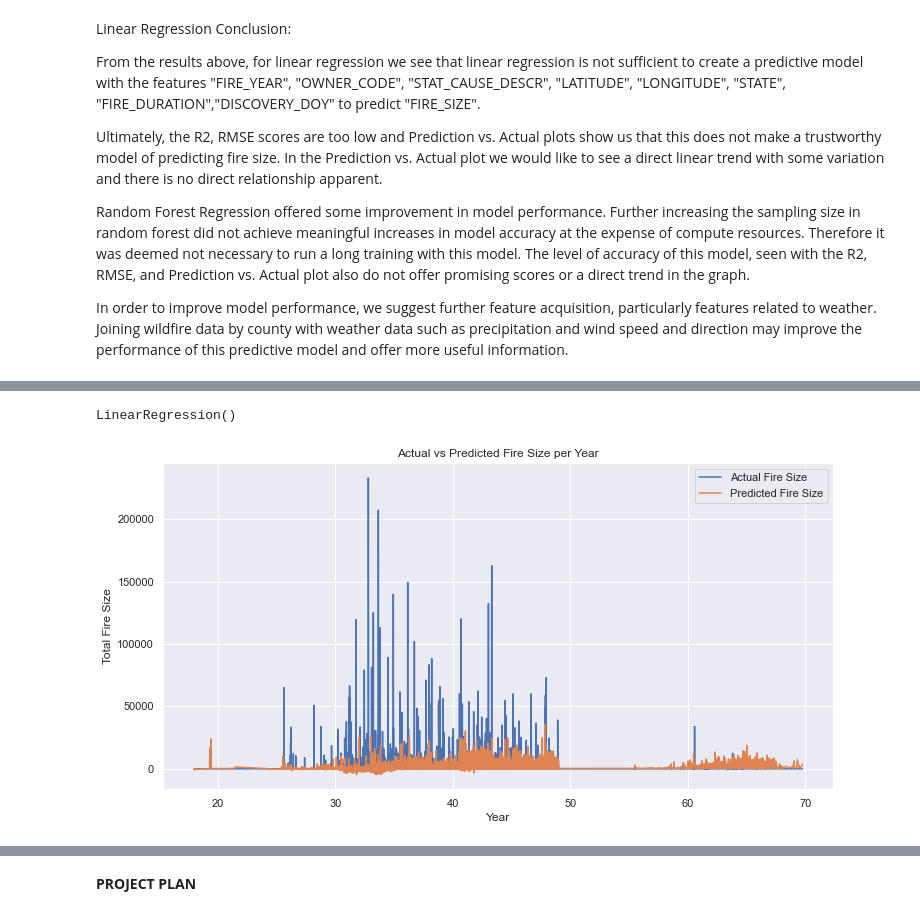
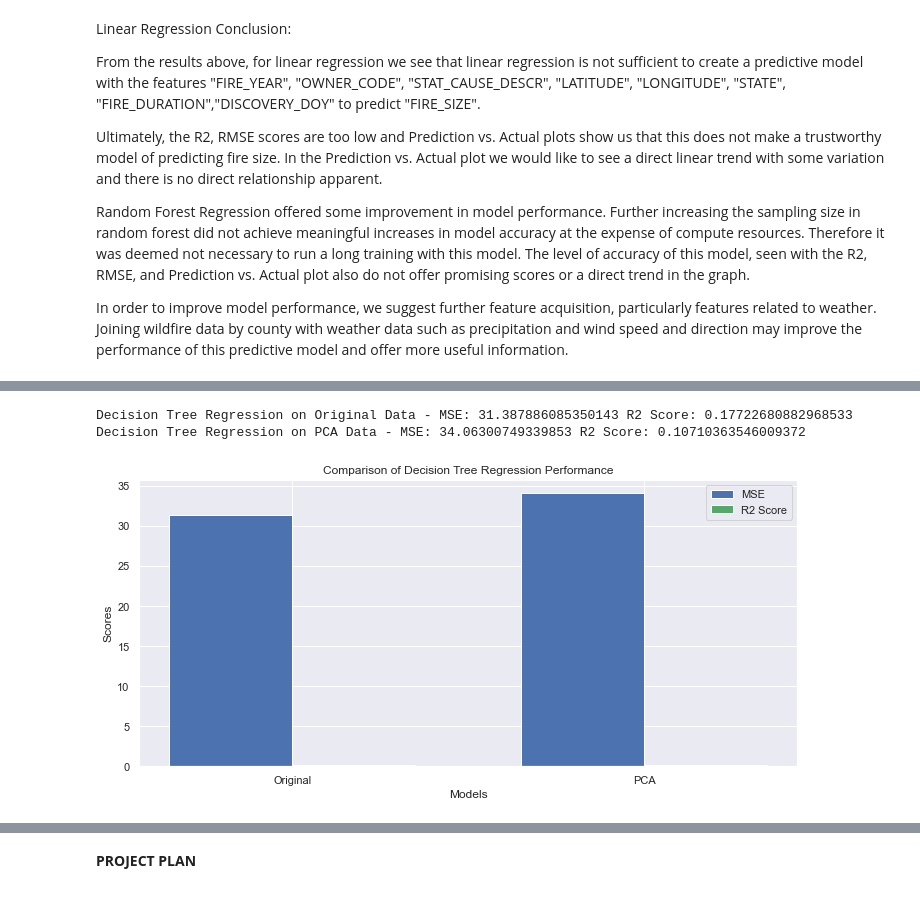
Before and after one commit to connormccoll/fire-scope, a Jupyter notebook: fireScope.ipynb, the cells around one changed output, grey strips where cells are left out. Drawn from its saved outputs; the diff is of its cells as text; code cells hidden in the pictures.

```diff
--- a/fireScope.ipynb
+++ b/fireScope.ipynb
@@ -574,6 +605,0 @@ X_train, X_test, y_train, y_test = train_test_split(X_combined, y, test_size=0.3
-# %%
-# Train a linear regression model to predict FIRE_SIZE
-regression_model = LinearRegression()
-regression_model.fit(X_train, y_train)
-# %% [output]
-LinearRegression()
@@ -590,14 +605,0 @@ test_df['Predicted_FIRE_SIZE'] = y_pred
-# %%
-# Compare actual and predicted fire sizes by year
-yearly_comparison = test_df.groupby('FIRE_YEAR').agg({'Actual_FIRE_SIZE': 'sum', 'Predicted_FIRE_SIZE': 'sum'}).reset_index()
-
-plt.figure(figsize=(12, 6))
-sns.lineplot(data=yearly_comparison, x='FIRE_YEAR', y='Actual_FIRE_SIZE', label='Actual Fire Size')
-sns.lineplot(data=yearly_comparison, x='FIRE_YEAR', y='Predicted_FIRE_SIZE', label='Predicted Fire Size')
-plt.title('Actual vs Predicted Fire Size per Year')
-plt.ylabel('Total Fire Size')
-plt.xlabel('Year')
-plt.legend()
-plt.show()
-# %% [output]
-[figure, removed]
@@ -608,0 +606,49 @@ plt.show()
+# %%
+# Choosing a specific number of components
+n_components = 5
+pca = PCA(n_components=n_components)
+X_train_pca = pca.fit_transform(X_train_scaled)
+X_test_pca = pca.transform(X_test_scaled)
+# %%
+# Define a function to train and evaluate the Decision Tree model
+def train_evaluate_decision_tree(X_train, y_train, X_test, y_test):
+    dt_reg = DecisionTreeRegressor(max_depth=6)
+    dt_reg.fit(X_train, y_train)
+    y_pred = dt_reg.predict(X_test)
+    mse = mean_squared_error(y_test, y_pred)
+    r2 = r2_score(y_test, y_pred)
+    return dt_reg, mse, r2
+
+# Train Decision Tree on original scaled data
+dt_reg_original, mse_dt_original, r2_dt_original = train_evaluate_decision_tree(X_train_scaled, y_train, X_test_scaled, y_test)
+
+# Train Decision Tree on PCA-transformed data
+dt_reg_pca, mse_dt_pca, r2_dt_pca = train_evaluate_decision_tree(X_train_pca, y_train, X_test_pca, y_test)
+
+# Print Metrics
+print("Decision Tree Regression on Original Data - MSE:", mse_dt_original, "R2 Score:", r2_dt_original)
+print("Decision Tree Regression on PCA Data - MSE:", mse_dt_pca, "R2 Score:", r2_dt_pca)
+# %% [output]
+Decision Tree Regression on Original Data - MSE: 31.387886085350143 R2 Score: 0.17722680882968533
+Decision Tree Regression on PCA Data - MSE: 34.06300749339853 R2 Score: 0.10710363546009372
+# %%
+# Plotting the comparison
+plt.figure(figsize=(10, 5))
+bar_width = 0.35
+index = np.arange(2)
+mse_scores = [mse_dt_original, mse_dt_pca]
+r2_scores = [r2_dt_original, r2_dt_pca]
+
+bar1 = plt.bar(index, mse_scores, bar_width, label='MSE', color='b')
+bar2 = plt.bar(index + bar_width, r2_scores, bar_width, label='R2 Score', color='g')
+
+plt.xlabel('Models')
+plt.ylabel('Scores')
+plt.title('Comparison of Decision Tree Regression Performance')
+plt.xticks(index + bar_width / 2, ('Original', 'PCA'))
+plt.legend()
+
+plt.tight_layout()
+plt.show()
+# %% [output]
+[figure, added]
```
Also changed, not shown: parts of 17 cells of this notebook.
